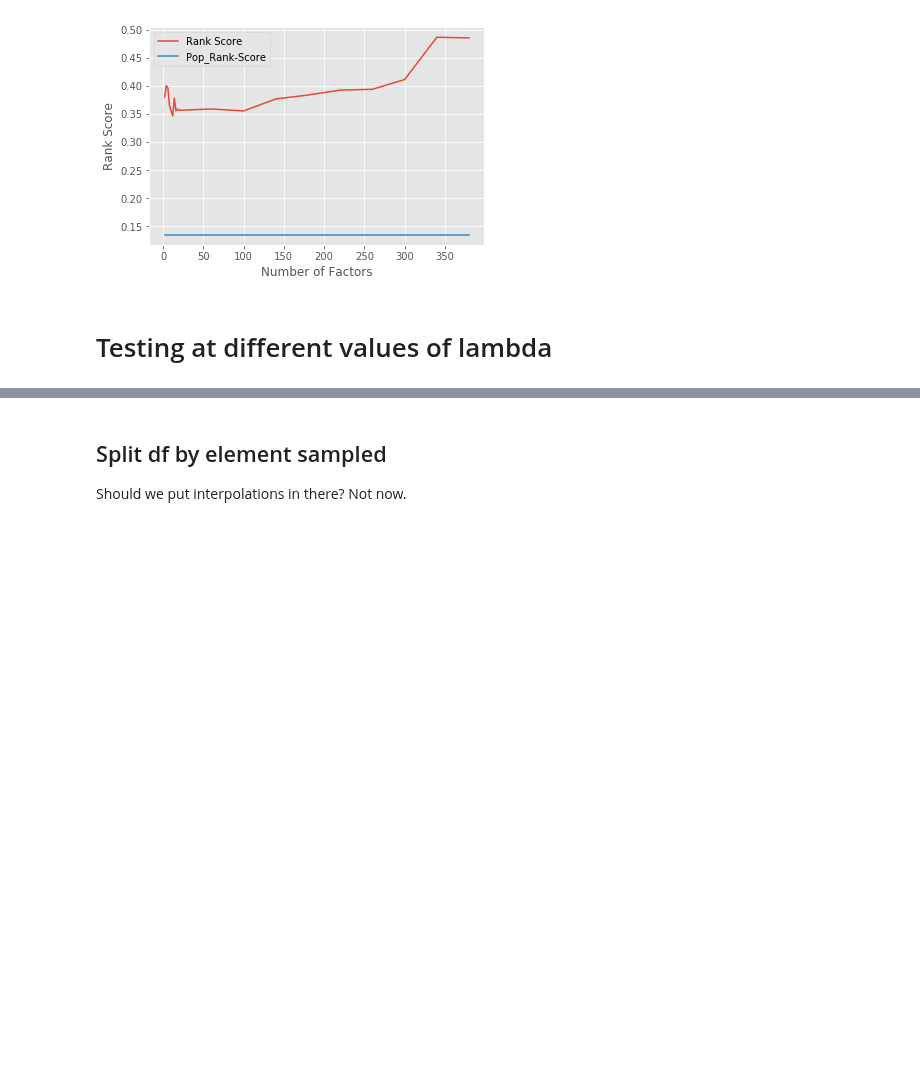
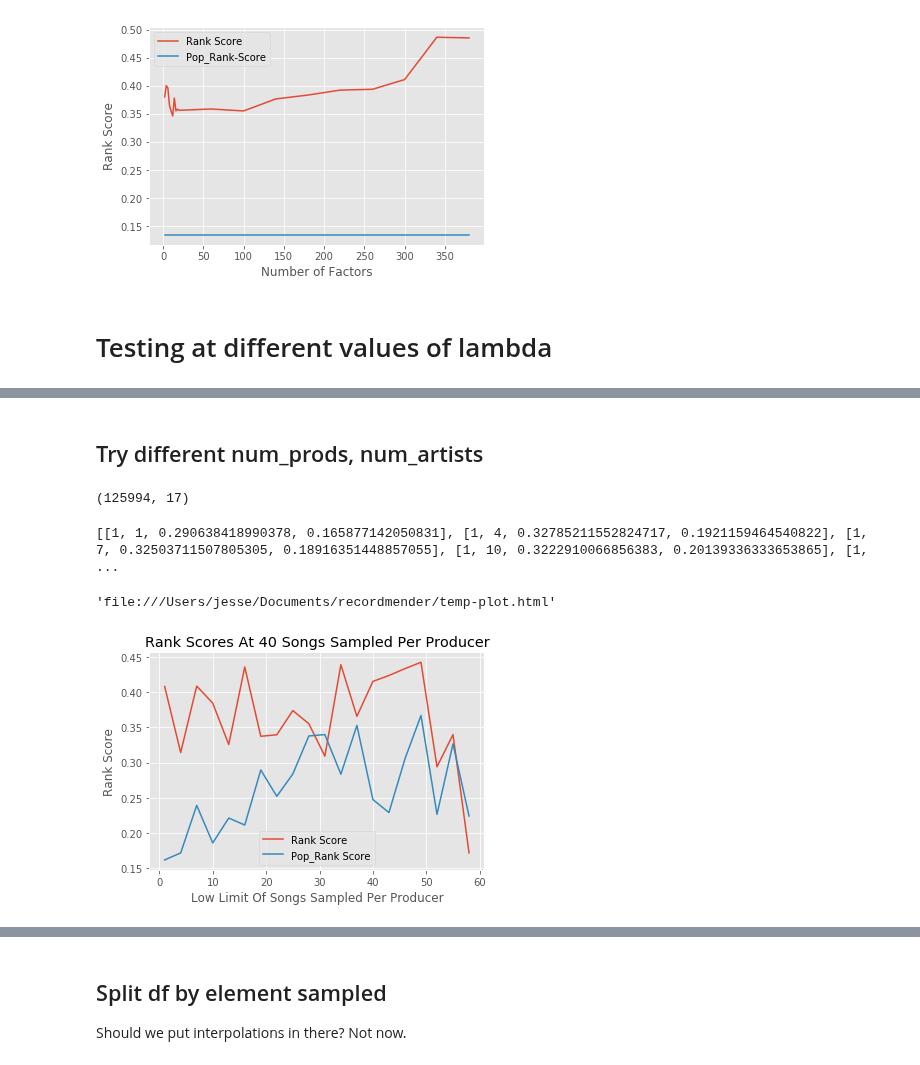
Before and after one commit to Jesse-Kerr/recordmender, a Jupyter notebook: model_understanding.ipynb, the cells around one changed output, grey strips where cells are left out. Cells and saved outputs as stored; diff of their text form; code cells hidden in the pictures; blank space fills up the shorter version.

```diff
--- a/model_understanding.ipynb
+++ b/model_understanding.ipynb
@@ -238,0 +311,29 @@ for regularization in regularizations:
+# %% [markdown]
+## Try different num_prods, num_artists
+# %%
+df.shape
+# %% [output]
+(125994, 17)
+# %%
+vals = []
+
+for num_prod in range(1, 60, 3):
+    for num_artist in range(1, 60, 3):
+
+        user_art = turn_df_to_util_mat_at_limits(
+            df, 'new_song_producer', 'new_song_artist', num_prod, num_artist)
+
+        user_inds, item_inds = get_indices_of_test_set_values(user_art, 5)
+
+        train, test = make_train_set_and_test_set(user_inds, item_inds, user_art)
+
+        rank_score, pop_rank_score = get_rank_and_pop_score_from_train_test_model(
+        train, test, user_inds, item_inds, 12, 0.5, 50)
+
+        vals.append([num_prod, num_artist, rank_score, pop_rank_score])
+
+print(vals)
+
+pd.DataFrame(vals).to_csv('diff_limits_prods_artists.csv')
+# %% [output]
+[[1, 1, 0.290638418990378, 0.165877142050831], [1, 4, 0.32785211552824717, 0.1921159464540822], [1, 7, 0.32503711507805305, 0.18916351448857055], [1, 10, 0.3222910066856383, 0.20139336333653865], [1,  ...
@@ -238,0 +342,31 @@ for regularization in regularizations:
+# %%
+import plotly
+import plotly.graph_objs as go
+
+data = [go.Scatter3d(
+    x= np.array([val[0]for val in vals]),
+    y= np.array([val[1] for val in vals]),
+    z= np.array([val[2] for val in vals]),
+    mode='markers',
+    marker=dict(
+        size=12,
+        line=dict(
+            color='rgba(217, 217, 217, 0.14)',
+            width=0.5
+        ),
+        opacity=0.8
+    )
+)]
+layout = go.Layout(
+    margin=dict(
+        l=0,
+        r=0,
+        b=0,
+        t=0
+    ),
+    yaxis=dict(range=[60, 0]),
+    xaxis =dict(range=[60, 0])
+)
+plotly.offline.plot({"data":data, "layout":layout})
+# %% [output]
+'file:///Users/jesse/Documents/recordmender/temp-plot.html'
@@ -238,0 +377,14 @@ for regularization in regularizations:
+# %%
+fig, ax = plt.subplots()
+
+#Subset to take only vals with 40 producers +
+vals_sub = [val for val in vals if val[0] == 40]
+
+ax.plot([val[1]for val in vals_sub], [val[2] for val in vals_sub], label = "Rank Score")
+ax.plot([val[1]for val in vals_sub], [val[3] for val in vals_sub], label = "Pop_Rank Score")
+# ax.plot(iterations, [val[2] for val in vals], label = "Pop_Rank-Score")
+ax.legend(loc = 'best')
+_ = ax.set(ylabel = "Rank Score", xlabel = "Low Limit Of Songs Sampled Per Producer",
+          title = "Rank Scores At 40 Songs Sampled Per Producer")
+# %% [output]
+[figure, added]
```
Also changed, not shown: parts of 34 cells of this notebook, 14 other files.
